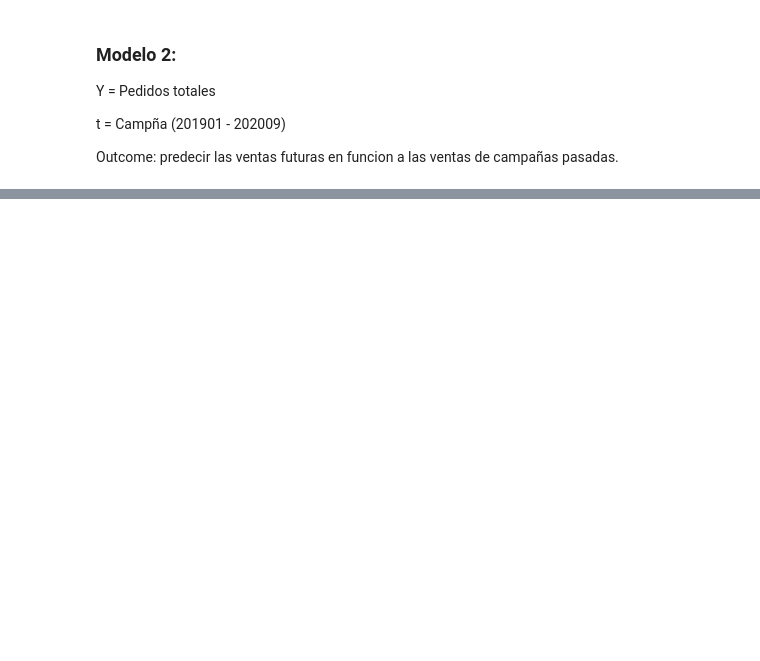
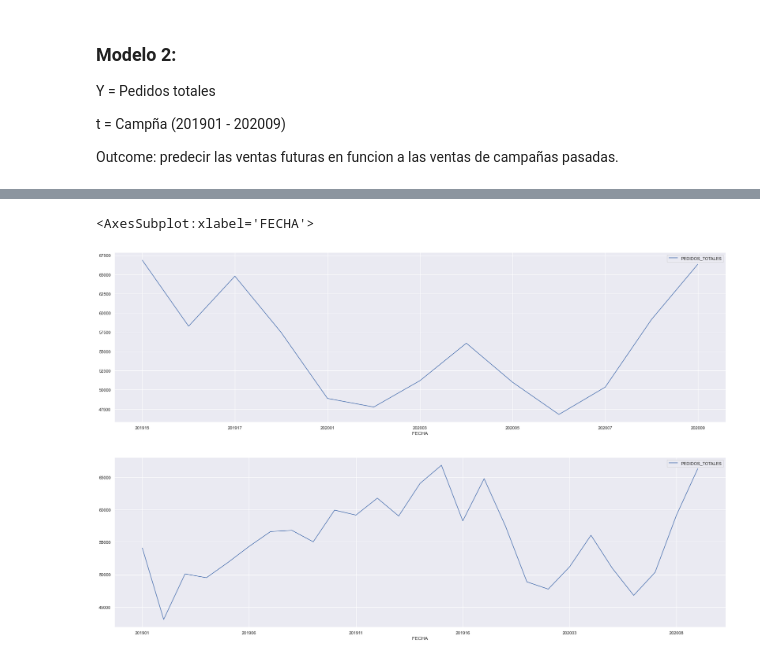
Before and after one commit to ignacio1511/Azzorti-Challenge, a Jupyter notebook: pregunta3.ipynb, the cells around one changed output, grey strips where cells are left out. Saved outputs shown, nothing was run; the diff lists cells and outputs as text; code cells hidden in the pictures; blank space fills up the shorter version.

Commit message:
promedio movil

```diff
--- a/pregunta3.ipynb
+++ b/pregunta3.ipynb
@@ -145,0 +307,2 @@ df["FECHA"]
+# %%
+df['PROMEDIO_MOVIL'] = df['PEDIDOS_TOTALES'].rolling(window=8).mean()
@@ -145,0 +315,3 @@ df["FECHA"]
+# %%
+test = df.iloc[:,[10]]
+test
@@ -145,0 +337,10 @@ df["FECHA"]
+# %%
+train = df.iloc[14:,[10]]
+train
+# %%
+train.plot()
+test.plot()
+# %% [output]
+<AxesSubplot:xlabel='FECHA'>
+[figure, added]
+[figure, added]
```
Also changed, not shown: parts of 40 cells of this notebook.
